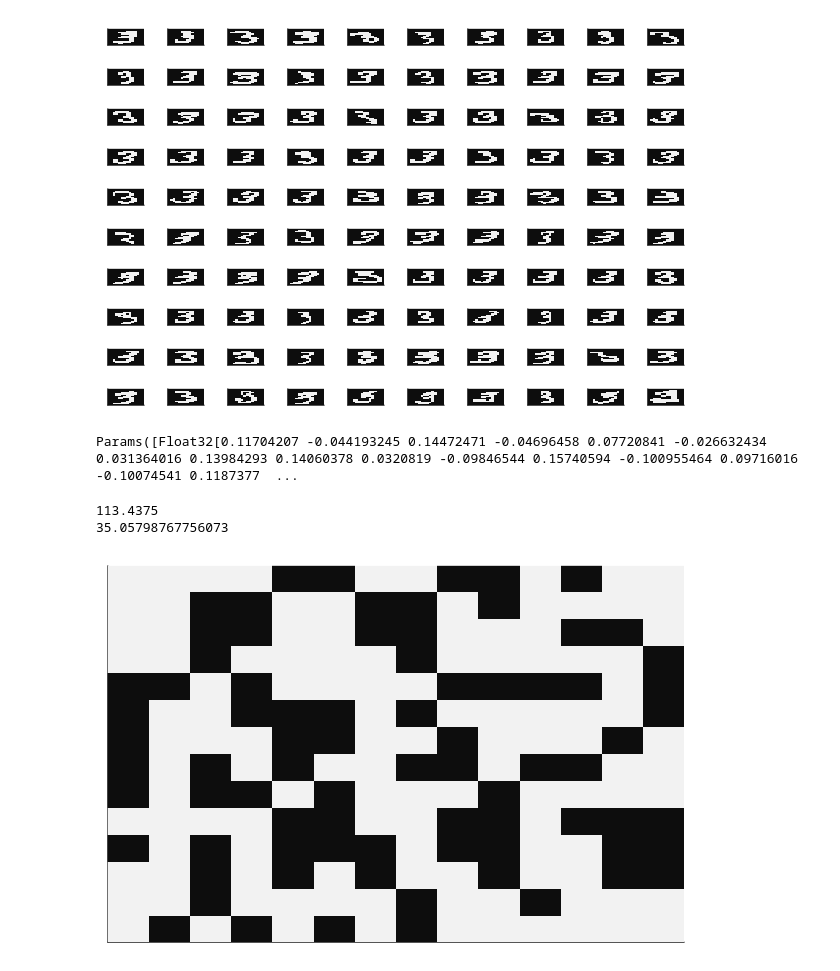
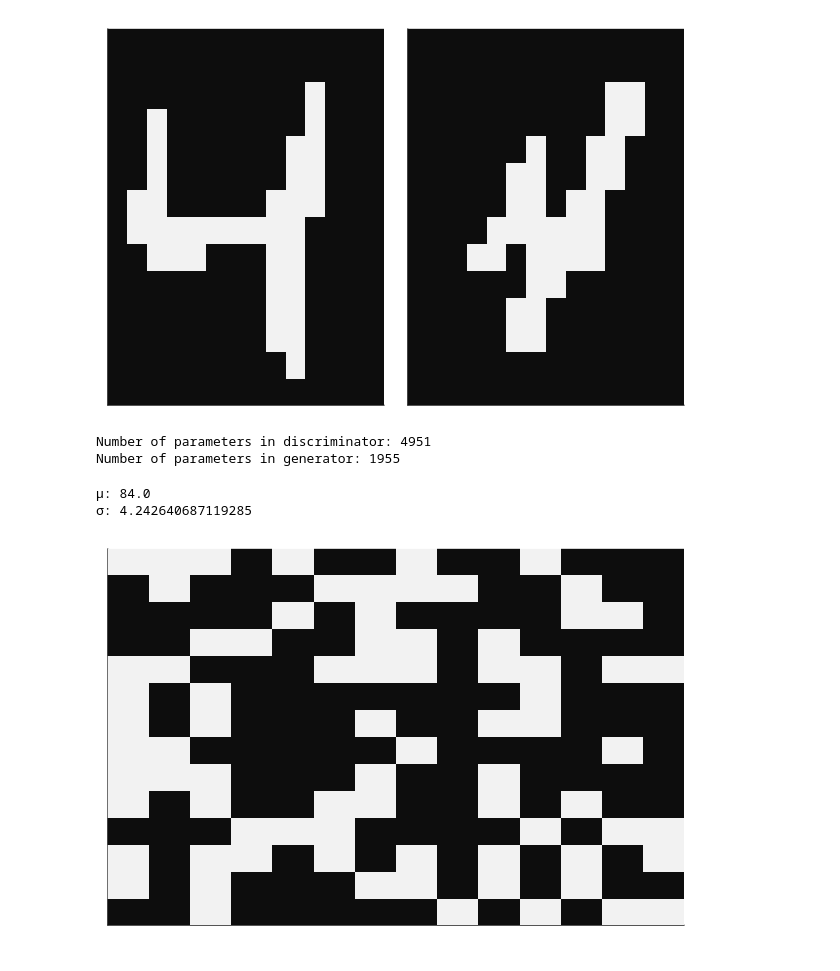
Before and after one commit to p-luo/MatchgateGAN, a Jupyter notebook: numbers.ipynb, the cells around one changed output. Drawn from its saved outputs; the diff is of its cells as text; code cells hidden in the pictures.

```diff
--- a/numbers.ipynb
+++ b/numbers.ipynb
@@ -5,9 +14,9 @@ using Statistics
 using Distributions
 using Random
 
-train = 100
+train = 2
 
-digit = 3 # Digit to be learned
+digit = 4 # Digit to be learned
 image_size = 28 # Size of image
 compress_size = 14 # Size of compressed image
 
@@ -19,34 +28,34 @@ function compress(img, original, compress, max = true) #If max is false, then it
         for j in 0:compress-1
             empty!(a)
             for p in 1:ratio
                 for q in 1:ratio
                     push!(a, img[(ratio*i) + p, (ratio*j) + q])
                 end
             end
             compressed[i+1, j+1] = max ? maximum(a) : mean(a)
         end
     end
     return compressed
 end
 
 train_set = MNIST(:train)
 train_labels = MNIST(split=:train).targets
 
 data_train = []
 c = 1
 trainstats = []
 for _ in 1:train
     while train_labels[c] != digit
         c += 1
     end
     push!(data_train, compress(rotl90(train_set[c][1]), image_size, compress_size) .> 0.5)
     push!(trainstats, sum(train_set[c][1] .> 0.5))
     c += 1
 end
 
 plot([heatmap(x, color=:grays, colorbar = false, ticks = false) for x in data_train]...) #Is there any way to make this look nicer? oh well it's not a big deal
 # %% [output]
-[figure, old version]
+[figure, new version]
 # %%
 using Yao
 using FLOYao
@@ -55,8 +64,8 @@ using Flux
 N = compress_size^2 #Number of qubits
 
 function NeuralNetwork(num_dim = N, random = true)
-    net = Chain(Dense(num_dim, 25,relu), Dense(25,1,x->σ.(x)))
-    if(!random)
+    net = Chain(Dense(num_dim, 25, relu), Dense(25, 1, identity))
+    if !random
         for p in Flux.params(net)
             p .= (ones(size(p)) .* 0.08)
         end
@@ -64,11 +73,14 @@ function NeuralNetwork(num_dim = N, random = true)
     return net
 end
 
-d = NeuralNetwork() #Parameters are random (typically is N(0, sqrt(width)), not really sure how it's implemented)
-print(Flux.params(d))
+#d = NeuralNetwork() #Parameters are random (typically is N(0, sqrt(width)), not really sure how it's implemented)
+d = Chain(Dense(N, 25, relu), Dense(25, 1, sigmoid)) #I have no clue what this looks like, and why does it have more parameters than expected
+
+nparams = sum(length, Flux.params(d))
+println("Number of parameters in discriminator: $nparams")
 
 layers = 5
-g = chain(N) #Making the generator, which is a matchgate ansatz; this just uses Yao though? or does saying "using FLOYao" somehow change the implementation... Not really sure
+g = chain(N) #Making the generator, which is a matchgate ansatz
 for _ in 1:layers
     for i in 1:N-1
         push!(g, rot(kron(N, i => X, i+1 => X), 0.))
@@ -77,34 +89,52 @@ for _ in 1:layers
         push!(g, put(N, i => Rz(0.)))
     end
 end
+# function build_circuit(n::Int = N, nlayers::Int = layers)
+#     circuit = chain(n) #Making the generator, which is a matchgate ansatz; this just uses Yao though? or does saying "using FLOYao" somehow change the implementation... Not really sure
+#     for _ in 1:nlayers
+#         for i in 1:N-1
+#             push!(circuit, rot(kron(N, i => X, i+1 => X), 0.))
+#         end
+#         for i in 1:N
+#             push!(circuit, put(N, i => Rz(0.)))
+#         end
+#     end
+# end
+
+#g = build_circuit()
+#g = build_circuit() |> autodiff(:QC)
 
 nparams = nparameters(g)
-print("Number of parameters: $nparams")
-dispatch!(g, ones(nparams) ./ 100);
+println("Number of parameters in generator: $nparams")
+#dispatch!(g, ones(nparams) ./ 100);
+dispatch!(g, :random);
 # %% [output]
-Params([Float32[0.11704207 -0.044193245 0.14472471 -0.04696458 0.07720841 -0.026632434 0.031364016 0.13984293 0.14060378 0.0320819 -0.09846544 0.15740594 -0.100955464 0.09716016 -0.10074541 0.1187377  ...
+Number of parameters in discriminator: 4951
+Number of parameters in generator: 1955
 # %%
 using FLOYao
 using Random
 using Distributions
 
-#Not sure if there is a better pprior that we can choose, sometimes u get a lot of white or black bc variance is high
+#Not sure if there is a better pprior that we can choose, sometimes u get a lot of white or black bc variance is high (resolution: change var from sigma to sigma/10)
 mu = mean(trainstats)
 sigma = std(trainstats)
-println(mu)
-println(sigma)
-dist = Normal(mu, sigma/10)
+println("μ: $mu")
+println("σ: $sigma")
+dist = Normal(mu, sigma/20)
+
 ratio = rand(dist) / N
 function pprior() #For each square, probability 1/ratio that it's white, where ratio ~ N(mean(data), std(data)) /  N; maybe we can vary pprior later?
-    global a = rand(N) .< ratio
+    a = rand(N) .< ratio
     return FLOYao.product_state(Int.(a)) #Returns MajoranaReg; Prepares it to be sent through the generator
 end
 
-heatmap(rotl90(reshape(a, compress_size, compress_size)) .> 0.5, color=:grays, colorbar = false, ticks = false)
+pprior_example = rand(N) .< ratio
+heatmap(rotl90(reshape(pprior_example, compress_size, compress_size)) .> 0.5, color=:grays, colorbar = false, ticks = false)
 # %% [output]
-113.4375
-35.05798767756073
+μ: 84.0
+σ: 4.242640687119285
-[figure, old version]
+[figure, new version]
 # %%
 using Flux: train!
 
```
Also changed, not shown: parts of 5 cells of this notebook, 1 other file.
